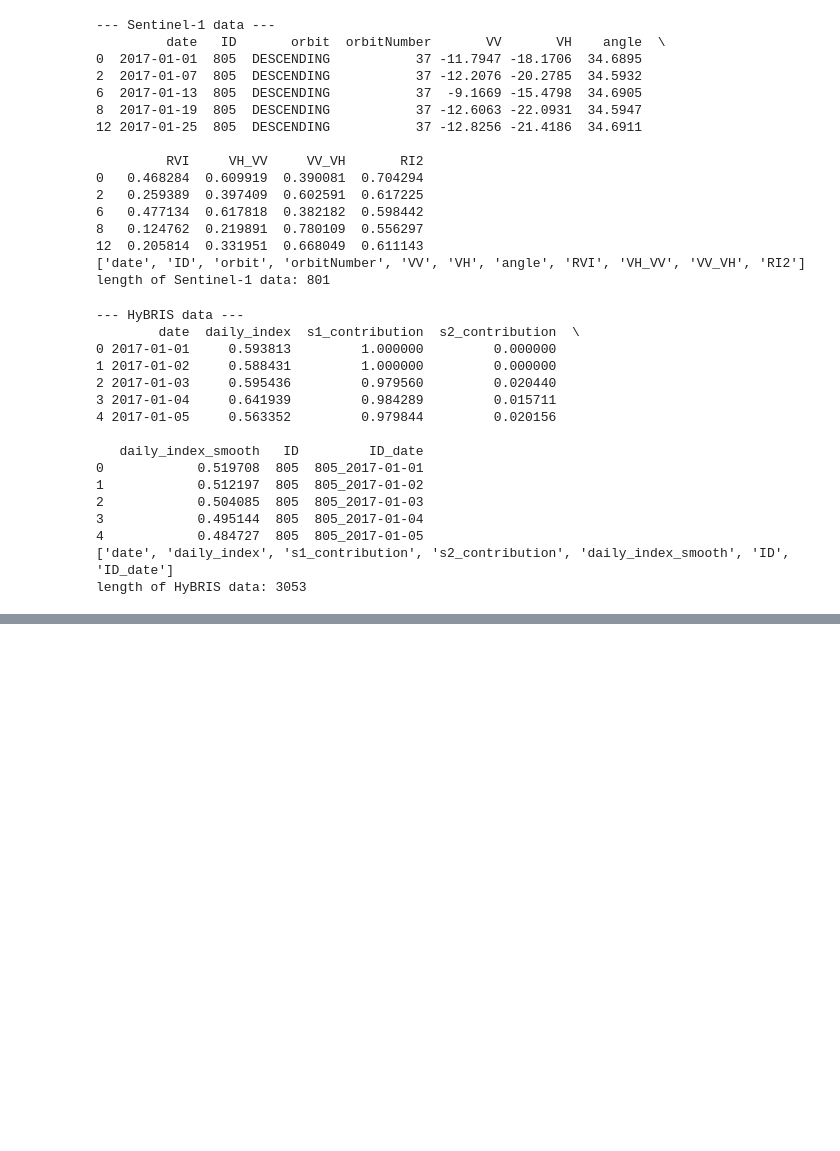
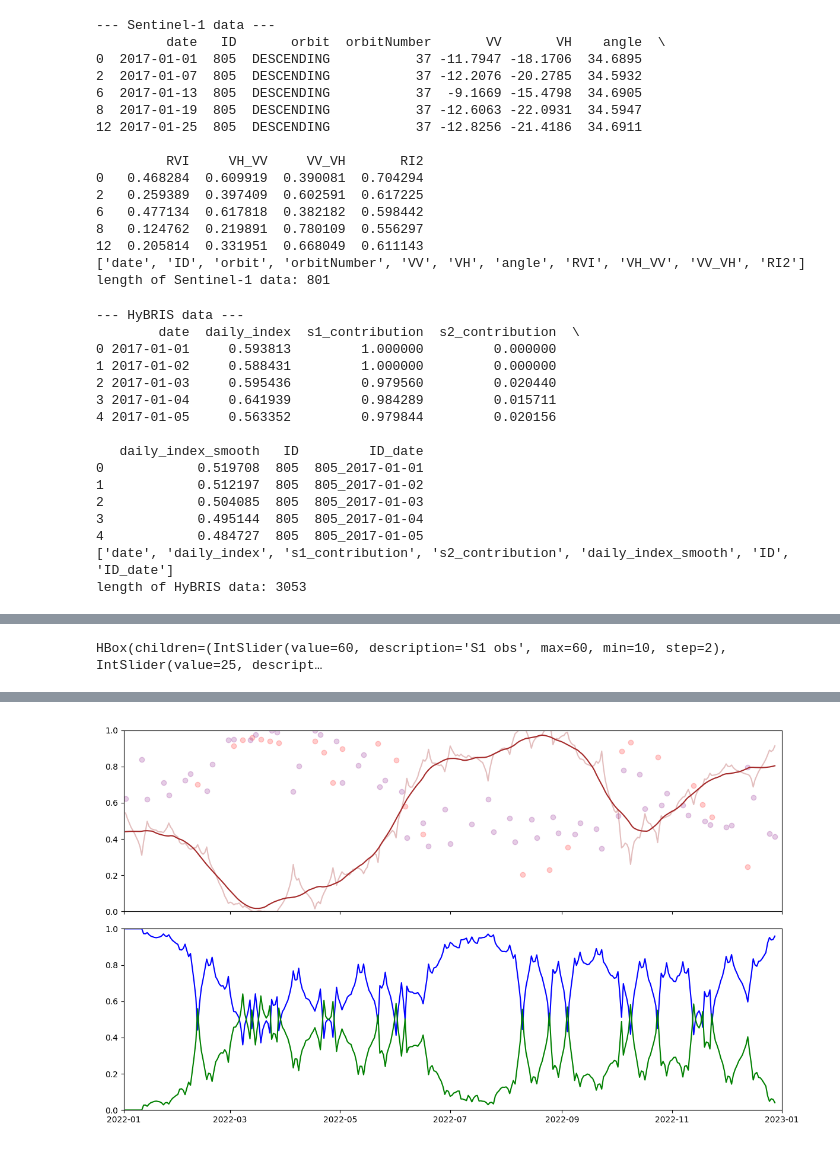
Before and after one commit to pdallago97/HyBRIS, a Jupyter notebook: HyBRIS_playground.ipynb, the cells around one changed output, grey strips where cells are left out. Saved outputs shown, nothing was run; the diff lists cells and outputs as text; code cells hidden in the pictures; blank space fills up the shorter version.

```diff
--- a/HyBRIS_playground.ipynb
+++ b/HyBRIS_playground.ipynb
@@ -164,2 +180,7 @@ def limit_observations(df, n_obs, date_col="date"):
+# %%
+import pickle
+#load dictionary
+with open(r'C:\MyData\Python\HyBRIS\Experiments\variations_in_S1_S2_variability.pickle', 'rb') as handle:
+        precomputed = pickle.load(handle)
 # %%
 def hybris_playground(
@@ -237,0 +242,64 @@ interactive(children=(IntSlider(value=60, description='S1 obs', max=120, step=5)
+# %%
+%matplotlib widget
+
+import matplotlib.pyplot as plt
+import ipywidgets as widgets
+
+def update_plot(s1_obs, s2_obs):
+    if (s1_obs, s2_obs) not in precomputed:
+        print("Combination not available")
+        return
+
+    hybris, s1_sub, s2_sub = precomputed[(s1_obs, s2_obs)]
+
+    line_s2.set_data(s2_sub['date'], s2_sub[s2_band])
+    line_s1.set_data(s1_sub['date'], s1_sub[s1_band])
+    line_hybris.set_data(hybris['date'], hybris['daily_index'])
+    line_hybris_smooth.set_data(hybris['date'], hybris['daily_index_smooth'])
+
+    line_s1c.set_data(hybris['date'], hybris['s1_contribution'])
+    line_s2c.set_data(hybris['date'], hybris['s2_contribution'])
+
+    axes[0].relim()
+    axes[0].autoscale_view()
+
+    axes[1].relim()
+    axes[1].autoscale_view()
+
+    fig.canvas.draw_idle()
+
+
+
+fig, axes = plt.subplots(2,1, figsize=(12,7), sharex=True)
+line_s2, = axes[0].plot([], [], 'ro', alpha=0.2)
+line_s1, = axes[0].plot([], [], 'o', color='purple', alpha=0.2)
+line_hybris, = axes[0].plot([], [], 'k-', color = 'brown', alpha = 0.3)
+line_hybris_smooth, = axes[0].plot([], [], 'k-', color = 'brown')
+
+line_s1c, = axes[1].plot([], [], color="blue")
+line_s2c, = axes[1].plot([], [], color="green")
+
+axes[0].set_xlim(start_date, end_date)
+axes[0].set_ylim(0, 1)  # adapt to your index range
+
+axes[1].set_xlim(start_date, end_date)
+axes[1].set_ylim(0, 1)  # contributions
+
+plt.tight_layout()
+
+update_plot(60, 25)
+
+import ipywidgets as widgets
+from IPython.display import display
+ui = widgets.HBox([
+    widgets.IntSlider(min=10, max=60, step=2, value=60, description="S1 obs"),
+    widgets.IntSlider(min=5, max=25, step=2, value=25, description="S2 obs")
+])
+
+out = widgets.interactive_output(update_plot, {
+    "s1_obs": ui.children[0],
+    "s2_obs": ui.children[1]
+})
+display(ui, out)
+# %% [output]
+HBox(children=(IntSlider(value=60, description='S1 obs', max=60, min=10, step=2), IntSlider(value=25, descript…
@@ -237,0 +307 @@ interactive(children=(IntSlider(value=60, description='S1 obs', max=120, step=5)
+[figure, added]
```
Also changed, not shown: parts of 9 cells of this notebook, 4 other files.
